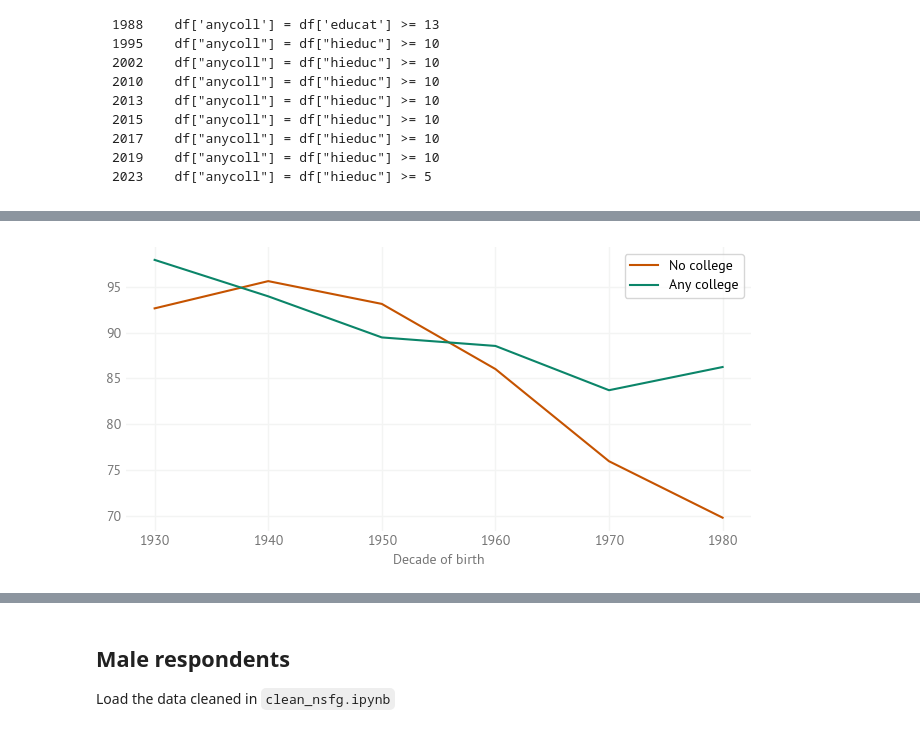
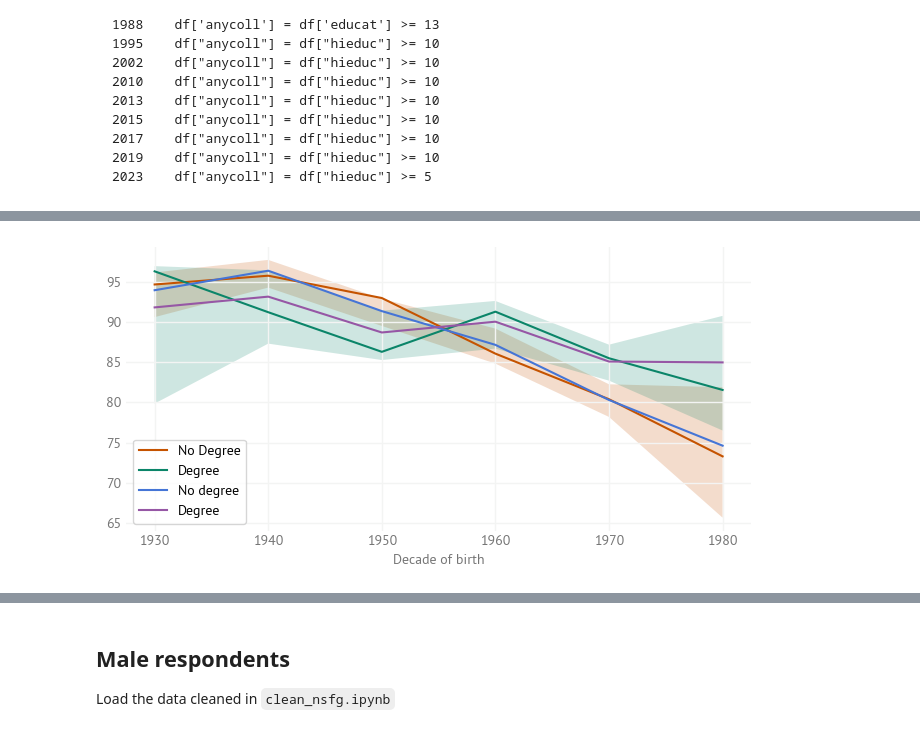
Before and after one commit to AllenDowney/MarriageNSFG, a Jupyter notebook: marriage_education.ipynb, the cells around one changed output, grey strips where cells are left out. Cells and saved outputs as stored; diff of their text form; code cells hidden in the pictures.

```diff
--- a/marriage_education.ipynb
+++ b/marriage_education.ipynb
@@ -255,0 +317,26 @@ def make_marriage_table(df, col):
+# %%
+from collections import defaultdict
+
+def make_table(resp, column, weight_col='finalwgt'):
+    data = defaultdict(dict)
+    columns = ["p", "low", "high"]
+    subset = resp.dropna(subset=[column, weight_col, 'birth_index', 'bdegree'])
+
+    for (cohort, degree), group in subset.groupby(["birth_index", "bdegree"]):
+        series = group[column]
+        weight = group[weight_col] / group[weight_col].mean()
+        row = estimate_proportion(series, weight, confidence_level=0.84)
+        data[degree][cohort + 1900] = row
+
+    frames = {}
+    for degree, results in data.items():
+        df = pd.DataFrame.from_dict(results, orient="index", columns=columns)
+        frames[degree] = df
+
+    table = pd.concat(frames, axis=1)
+    return table * 100
+# %%
+from utils import normalize_weights_by_cycle
+
+normalized = normalize_weights_by_cycle(resp)
+normalized['finalwgt'].describe()
@@ -256,2 +368,10 @@ def make_marriage_table(df, col):
+# %%
+def plot_frame(df, **options):
+    plt.fill_between(df.index, df['low'], df['high'], alpha=0.2)
+    plt.plot(df['p'], **options)
+
+def plot_table(table):
+    plot_frame(table[False], label='No degree')
+    plot_frame(table[True], label='Degree')
 # %%
 sample = resample_by_cycle(resp)
@@ -290,2 +406,3 @@ decorate(xlabel="Decade of birth")
 # %%
 table = make_marriage_table(sample, "married43")
+table43 = make_table(normalized, 'married43')
@@ -294,5 +409,6 @@ table = make_marriage_table(sample, "married43")
 # %%
 table.plot()
+plot_table(table43)
 decorate(xlabel="Decade of birth")
 # %% [output]
-[figure, old version]
+[figure, new version]
```
Also changed, not shown: parts of 61 cells of this notebook.
